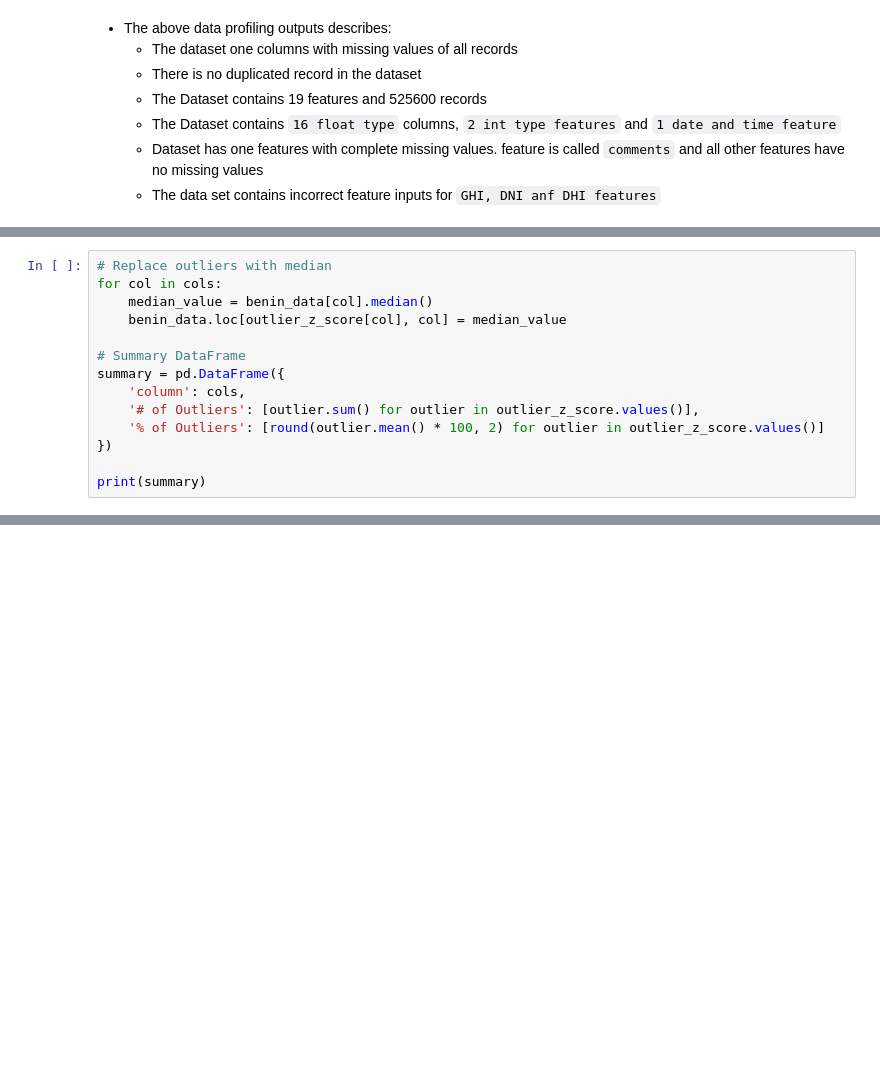
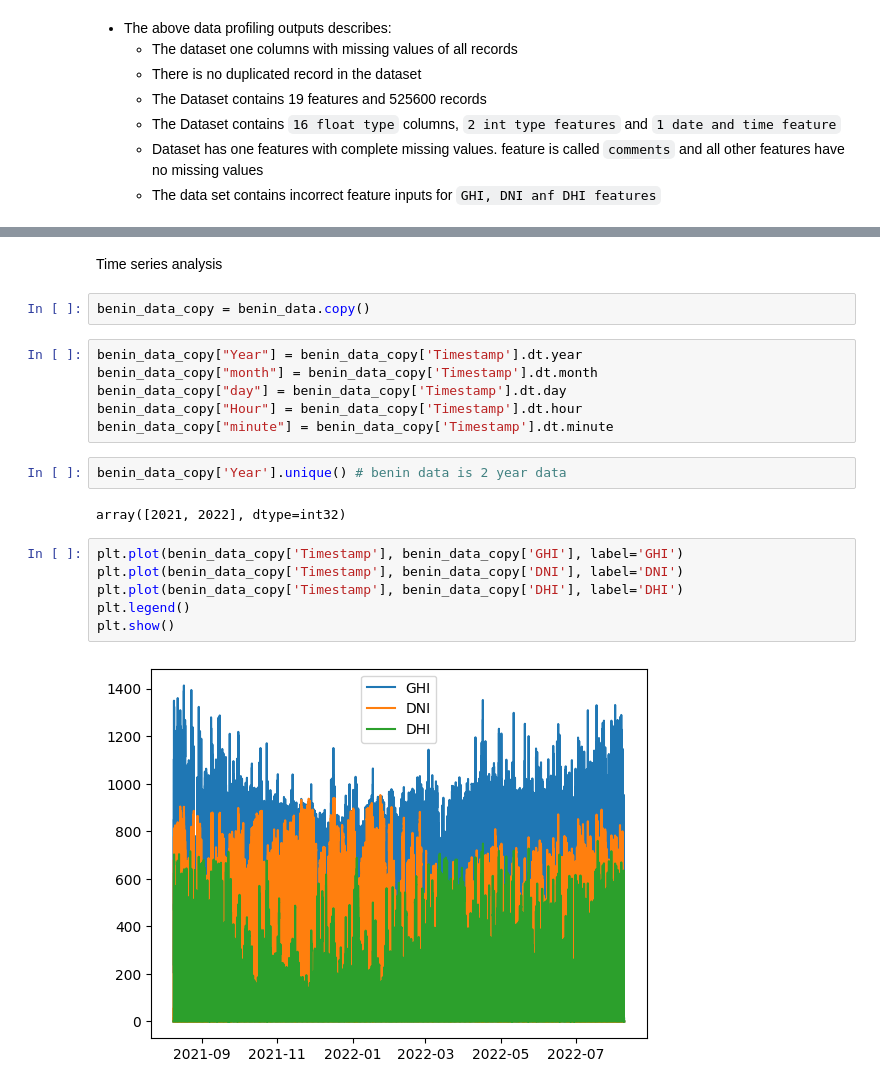
Before and after one commit to Jonepeter/solar-challenge-week1, a Jupyter notebook: notebooks/benin_eda.ipynb, the cells around one changed output, grey strips where cells are left out. Cells and saved outputs as stored; diff of their text form; blank space fills up the shorter version.

```diff
--- a/notebooks/benin_eda.ipynb
+++ b/notebooks/benin_eda.ipynb
@@ -302,17 +248,3 @@ z_score_Outlier
 | 4 | ModB | 206 | 0.04 |
 | 5 | WS | 3510 | 0.67 |
 | 6 | WSgust | 3915 | 0.74 |
-# %%
-# Replace outliers with median
-for col in cols:
-    median_value = benin_data[col].median()
-    benin_data.loc[outlier_z_score[col], col] = median_value
-
-# Summary DataFrame
-summary = pd.DataFrame({
-    'column': cols,
-    '# of Outliers': [outlier.sum() for outlier in outlier_z_score.values()],
-    '% of Outliers': [round(outlier.mean() * 100, 2) for outlier in outlier_z_score.values()]
-})
-
-print(summary)
@@ -343,0 +278,22 @@ benin_data
+# %% [markdown]
+Time series analysis
+# %%
+benin_data_copy = benin_data.copy()
+# %%
+benin_data_copy["Year"] = benin_data_copy['Timestamp'].dt.year
+benin_data_copy["month"] = benin_data_copy['Timestamp'].dt.month
+benin_data_copy["day"] = benin_data_copy['Timestamp'].dt.day
+benin_data_copy["Hour"] = benin_data_copy['Timestamp'].dt.hour
+benin_data_copy["minute"] = benin_data_copy['Timestamp'].dt.minute
+# %%
+benin_data_copy['Year'].unique() # benin data is 2 year data
+# %% [output]
+array([2021, 2022], dtype=int32)
+# %%
+plt.plot(benin_data_copy['Timestamp'], benin_data_copy['GHI'], label='GHI')
+plt.plot(benin_data_copy['Timestamp'], benin_data_copy['DNI'], label='DNI')
+plt.plot(benin_data_copy['Timestamp'], benin_data_copy['DHI'], label='DHI')
+plt.legend()
+plt.show()
+# %% [output]
+[figure, added]
```
Also changed, not shown: parts of 23 cells of this notebook.
